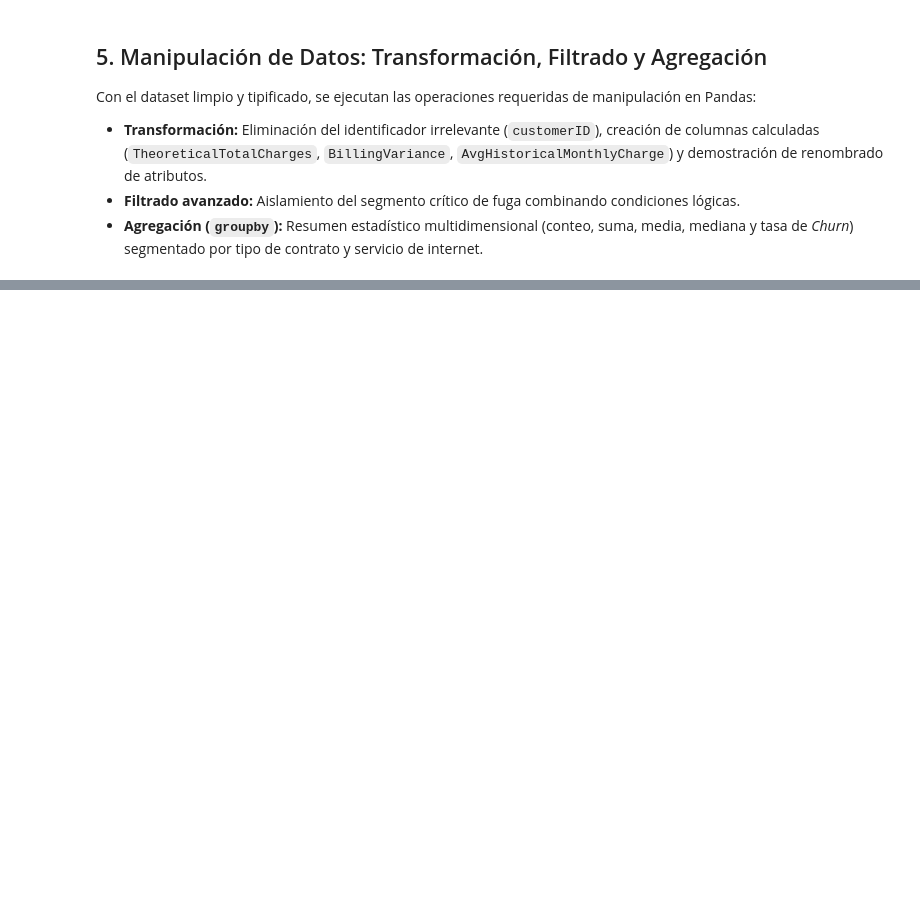
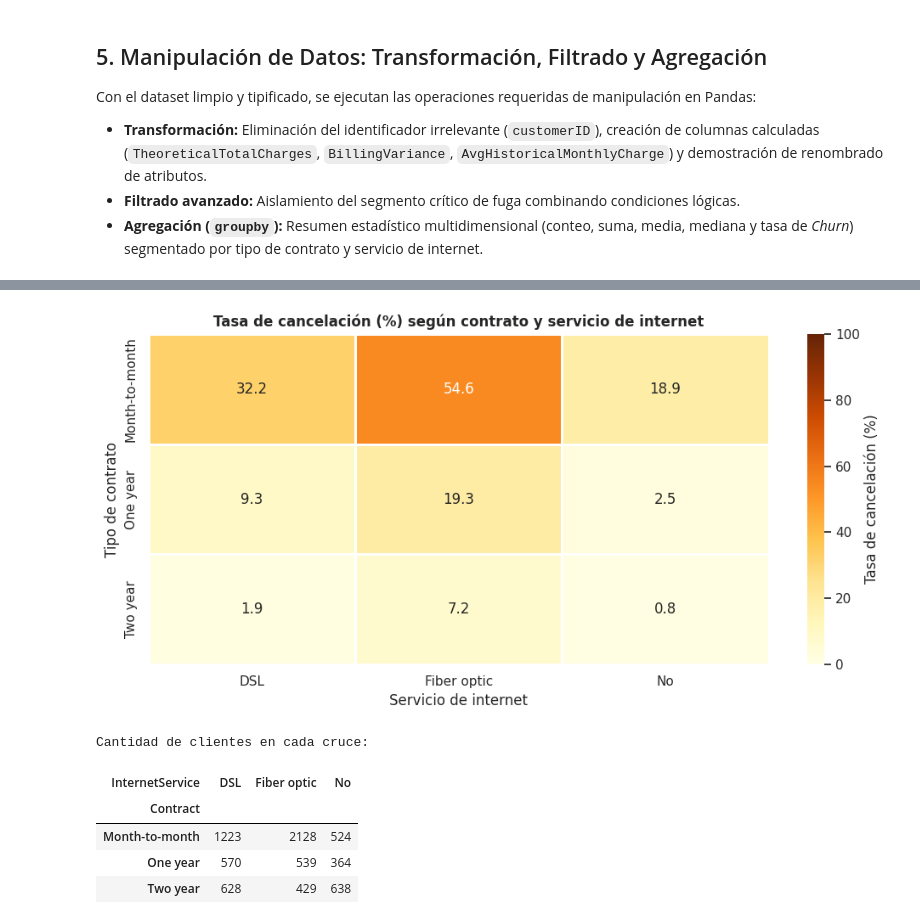
Before and after one commit to LauritoFarias/tpi-analisis-de-datos, a Jupyter notebook: notebooks/TPI_Analisis_de_Datos.ipynb, the cells around one changed output, grey strips where cells are left out. Cells and saved outputs as stored; diff of their text form; code cells hidden in the pictures; blank space fills up the shorter version.

```diff
--- a/notebooks/TPI_Analisis_de_Datos.ipynb
+++ b/notebooks/TPI_Analisis_de_Datos.ipynb
@@ -223,0 +668,34 @@ display(resumen_negocio)
+# %%
+# =============================================================================
+# B.5.4 - MATRIZ DE CHURN: CONTRATO Y SERVICIO DE INTERNET
+# =============================================================================
+segmentos_cruzados_b = df_b.groupby(
+    ['Contract', 'InternetService'], observed=True
+)['Churn_Binary'].agg(n='size', tasa='mean').reset_index()
+segmentos_cruzados_b['tasa'] *= 100
+matriz_tasas_b = segmentos_cruzados_b.pivot(
+    index='Contract', columns='InternetService', values='tasa'
+)
+matriz_n_b = segmentos_cruzados_b.pivot(
+    index='Contract', columns='InternetService', values='n'
+)
+
+plt.figure(figsize=(10, 5))
+sns.heatmap(matriz_tasas_b, annot=True, fmt='.1f', cmap='YlOrBr',
+            vmin=0, vmax=100, linewidths=0.8,
+            cbar_kws={'label': 'Tasa de cancelación (%)'})
+plt.title('Tasa de cancelación (%) según contrato y servicio de internet', weight='bold')
+plt.xlabel('Servicio de internet')
+plt.ylabel('Tipo de contrato')
+plt.tight_layout()
+plt.show()
+print('Cantidad de clientes en cada cruce:')
+display(matriz_n_b)
+# %% [output]
+[figure, added]
+Cantidad de clientes en cada cruce:
+| InternetService | DSL | Fiber optic | No |
+| Contract |  |  |  |
+| Month-to-month | 1223 | 2128 | 524 |
+| One year | 570 | 539 | 364 |
+| Two year | 628 | 429 | 638 |
```
Also changed, not shown: parts of 25 cells of this notebook.
